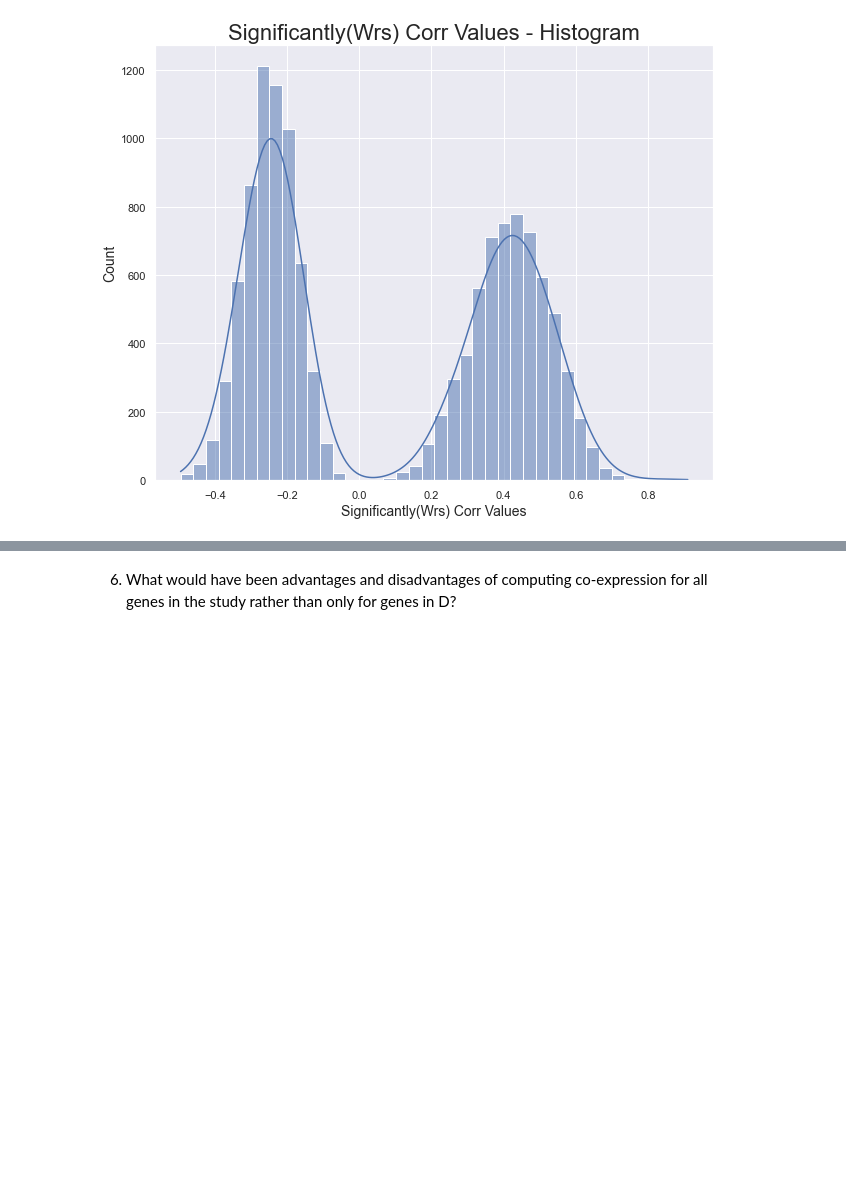
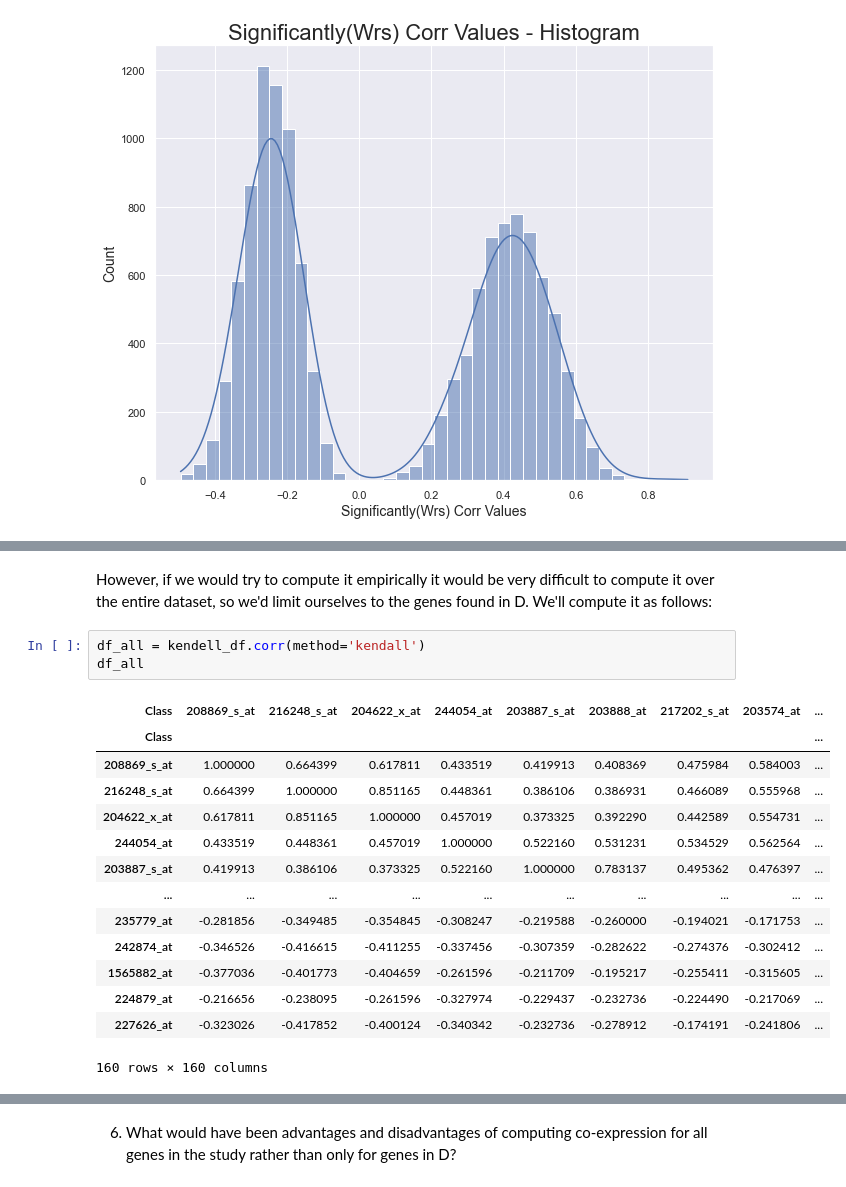
Before and after one commit to EyalMichaeli/IDC_masters, a Jupyter notebook: SnDA/EX4/EX_4_v2.ipynb, the cells around one changed output, grey strips where cells are left out. Saved outputs shown, nothing was run; the diff lists cells and outputs as text; blank space fills up the shorter version.

```diff
--- a/SnDA/EX4/EX_4_v2.ipynb
+++ b/SnDA/EX4/EX_4_v2.ipynb
@@ -488,0 +410,20 @@ len(corr_pvals_values)
+# %% [markdown]
+However, if we would try to compute it empirically it would be very difficult to compute it over the entire dataset, so we'd limit ourselves to the genes found in D. We'll compute it as follows:
+# %%
+df_all = kendell_df.corr(method='kendall')
+df_all
+# %% [output]
+| Class | 208869_s_at | 216248_s_at | 204622_x_at | 244054_at | 203887_s_at | 203888_at | 217202_s_at | 203574_at | ... |
+| Class |  |  |  |  |  |  |  |  | ... |
+| 208869_s_at | 1.000000 | 0.664399 | 0.617811 | 0.433519 | 0.419913 | 0.408369 | 0.475984 | 0.584003 | ... |
+| 216248_s_at | 0.664399 | 1.000000 | 0.851165 | 0.448361 | 0.386106 | 0.386931 | 0.466089 | 0.555968 | ... |
+| 204622_x_at | 0.617811 | 0.851165 | 1.000000 | 0.457019 | 0.373325 | 0.392290 | 0.442589 | 0.554731 | ... |
+| 244054_at | 0.433519 | 0.448361 | 0.457019 | 1.000000 | 0.522160 | 0.531231 | 0.534529 | 0.562564 | ... |
+| 203887_s_at | 0.419913 | 0.386106 | 0.373325 | 0.522160 | 1.000000 | 0.783137 | 0.495362 | 0.476397 | ... |
+| ... | ... | ... | ... | ... | ... | ... | ... | ... | ... |
+| 235779_at | -0.281856 | -0.349485 | -0.354845 | -0.308247 | -0.219588 | -0.260000 | -0.194021 | -0.171753 | ... |
+| 242874_at | -0.346526 | -0.416615 | -0.411255 | -0.337456 | -0.307359 | -0.282622 | -0.274376 | -0.302412 | ... |
+| 1565882_at | -0.377036 | -0.401773 | -0.404659 | -0.261596 | -0.211709 | -0.195217 | -0.255411 | -0.315605 | ... |
+| 224879_at | -0.216656 | -0.238095 | -0.261596 | -0.327974 | -0.229437 | -0.232736 | -0.224490 | -0.217069 | ... |
+| 227626_at | -0.323026 | -0.417852 | -0.400124 | -0.340342 | -0.232736 | -0.278912 | -0.174191 | -0.241806 | ... |
+160 rows × 160 columns
```
Also changed, not shown: parts of 50 cells of this notebook.
